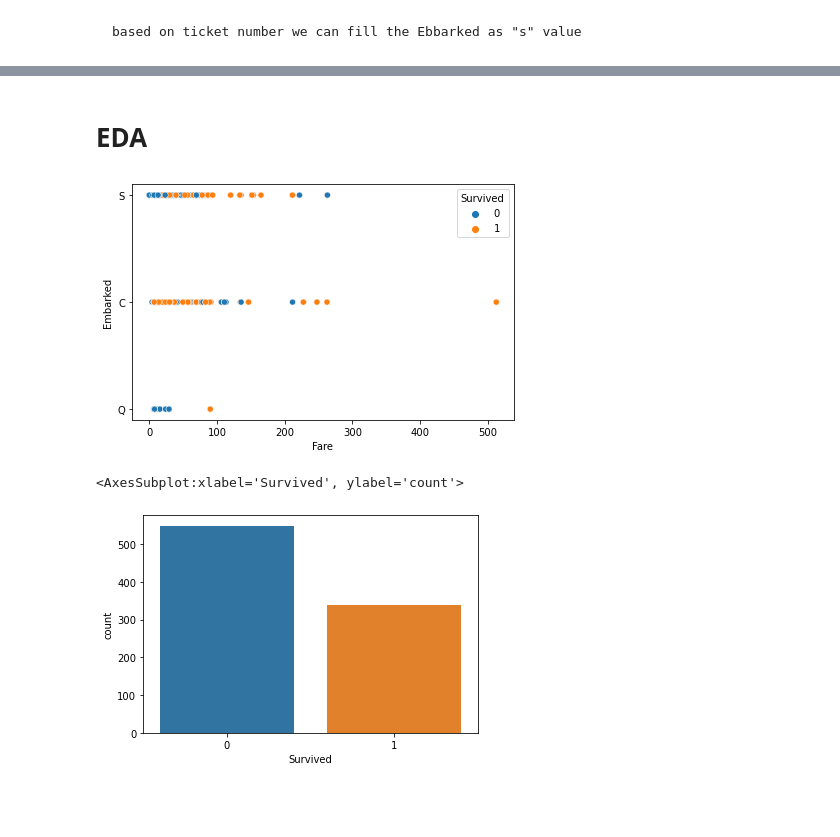
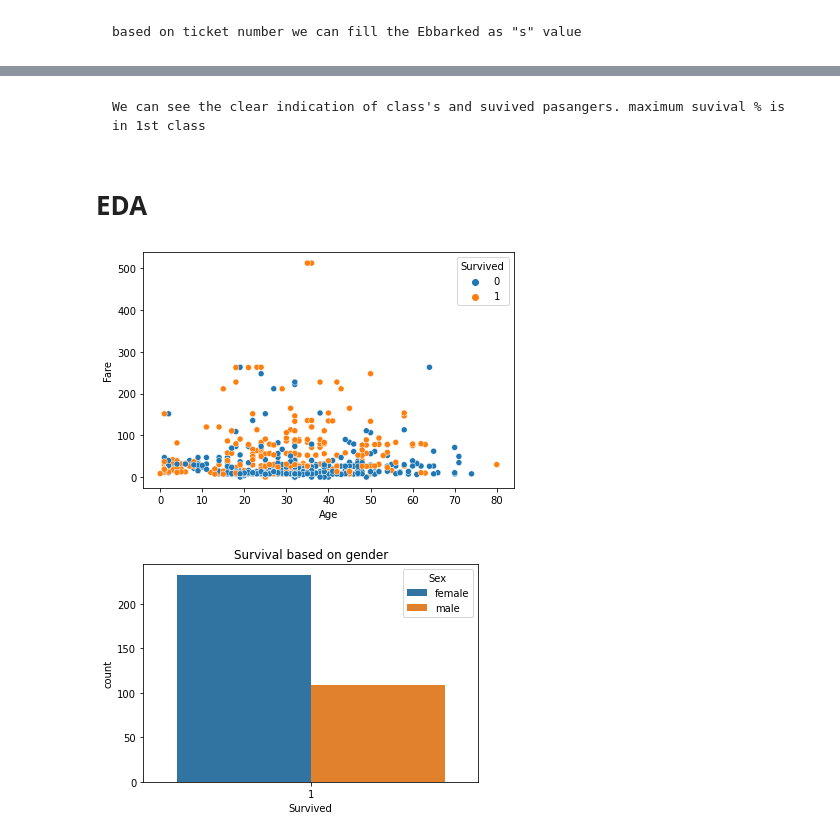
Before and after one commit to lokeshravicse/Titanic-project, a Jupyter notebook: ML - Logistic Regression - Titanic DS - Practice.ipynb, the cells around one changed output, grey strips where cells are left out. Cells and saved outputs as stored; diff of their text form; code cells hidden in the pictures; blank space fills up the shorter version.

```diff
--- a/ML - Logistic Regression - Titanic DS - Practice.ipynb
+++ b/ML - Logistic Regression - Titanic DS - Practice.ipynb
@@ -262,0 +253,2 @@ df.groupby(by='Embarked').mean()[['Fare','Pclass']]
+# %%
+df["Age"] = df["Age"].apply(lambda x:round(x, 0))
@@ -296,14 +336,16 @@ Categorical-Data
+# %% [markdown]
+    We can see the clear indication of class's and suvived pasangers. maximum suvival % is in 1st class
 # %% [markdown]
 # EDA
 # %%
 #plt.figure(figsize=(6,4),dpi=150)
-sns.scatterplot(data=df,y="Embarked",x="Fare",hue="Survived")
+sns.scatterplot(data=df,x="Age",y="Fare",hue="Survived")
 #plt.xticks(rotation = 90)
 plt.tight_layout();
 # %% [output]
-[figure, old version]
+[figure, new version]
 # %%
-sns.countplot(data=df,x='Survived')
+plt.title('Survival based on gender')
+sns.countplot(data=df[df['Survived']==1],x='Survived',hue='Sex');
 # %% [output]
-<AxesSubplot:xlabel='Survived', ylabel='count'>
-[figure, old version]
+[figure, new version]
```
Also changed, not shown: parts of 77 cells of this notebook.
